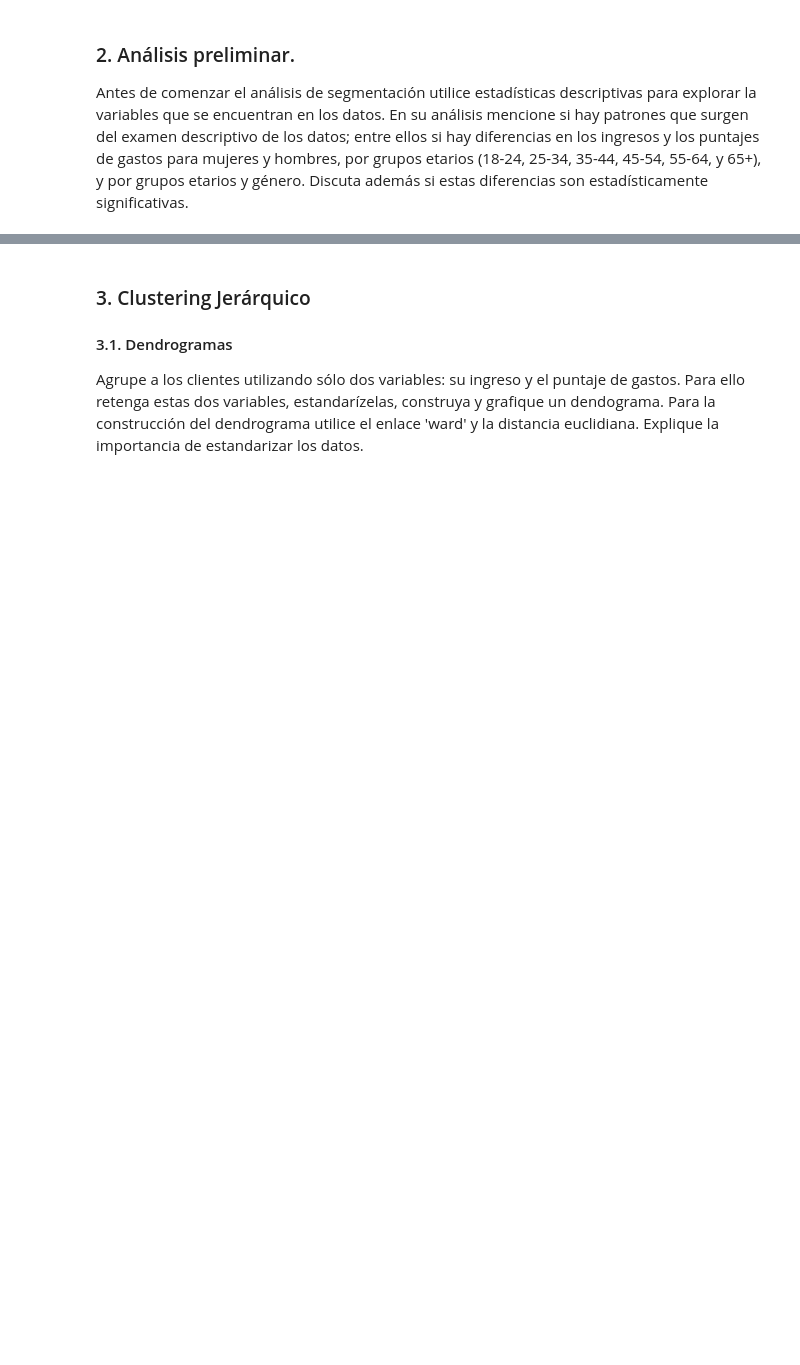
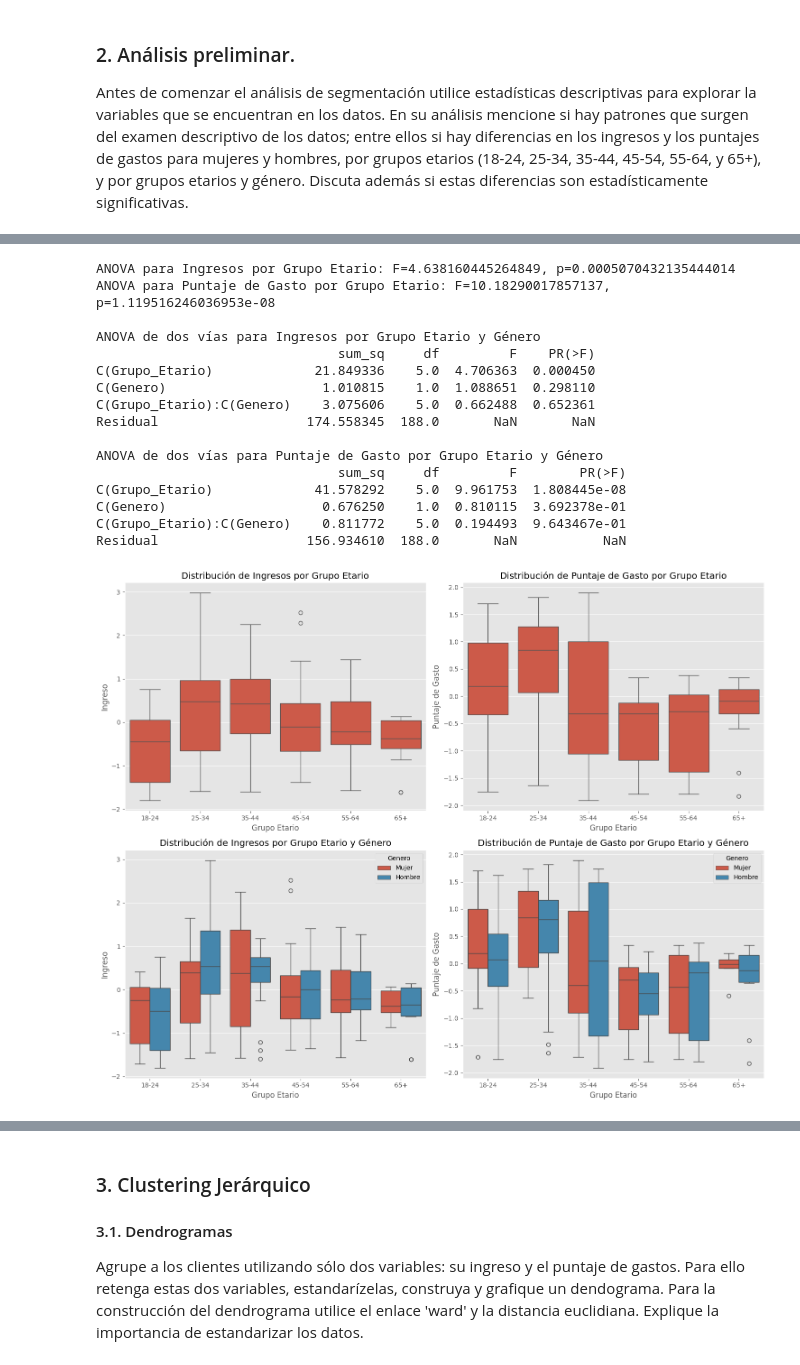
Before and after one commit to jetabaresj/MIAD_UL_2024, a Jupyter notebook: SEMANA 4/S4_LC_Taller_Jerarquico_DBSCAN.ipynb, the cells around one changed output, grey strips where cells are left out. Saved outputs shown, nothing was run; the diff lists cells and outputs as text; code cells hidden in the pictures; blank space fills up the shorter version.

```diff
--- a/SEMANA 4/S4_LC_Taller_Jerarquico_DBSCAN.ipynb
+++ b/SEMANA 4/S4_LC_Taller_Jerarquico_DBSCAN.ipynb
@@ -42,0 +126,80 @@ Antes de comenzar el análisis de segmentación utilice estadísticas descriptiv
+# %%
+# Definir grupos etarios
+bins = [18, 24, 34, 44, 54, 64, 100]
+labels = ['18-24', '25-34', '35-44', '45-54', '55-64', '65+']
+dataset['Grupo_Etario'] = pd.cut(dataset['Edad'], bins=bins, labels=labels, right=False)
+
+# ANOVA de una vía para Ingresos por Grupo Etario
+anova_ingreso_etario = stats.f_oneway(
+    *[dataset[dataset['Grupo_Etario'] == grupo]['Ingreso'] for grupo in labels]
+)
+print(f"ANOVA para Ingresos por Grupo Etario: F={anova_ingreso_etario.statistic}, p={anova_ingreso_etario.pvalue}")
+
+# ANOVA de una vía para Puntaje de Gasto por Grupo Etario
+anova_gasto_etario = stats.f_oneway(
+    *[dataset[dataset['Grupo_Etario'] == grupo]['Puntaje_Gasto'] for grupo in labels]
+)
+print(f"ANOVA para Puntaje de Gasto por Grupo Etario: F={anova_gasto_etario.statistic}, p={anova_gasto_etario.pvalue}")
+
+# ANOVA de dos vías para Ingresos por Grupo Etario y Género
+import statsmodels.api as sm
+from statsmodels.formula.api import ols
+
+# Modelo para Ingresos
+model_ingreso = ols('Ingreso ~ C(Grupo_Etario) + C(Genero) + C(Grupo_Etario):C(Genero)', data=dataset).fit()
+anova_ingreso = sm.stats.anova_lm(model_ingreso, typ=2)
+print("\nANOVA de dos vías para Ingresos por Grupo Etario y Género")
+print(anova_ingreso)
+
+# Modelo para Puntaje de Gasto
+model_gasto = ols('Puntaje_Gasto ~ C(Grupo_Etario) + C(Genero) + C(Grupo_Etario):C(Genero)', data=dataset).fit()
+anova_gasto = sm.stats.anova_lm(model_gasto, typ=2)
+print("\nANOVA de dos vías para Puntaje de Gasto por Grupo Etario y Género")
+print(anova_gasto)
+
+fig, axes = plt.subplots(2, 2, figsize=(15, 12))
+
+# Boxplot de Ingresos por Grupo Etario
+sns.boxplot(ax=axes[0,0], x='Grupo_Etario', y='Ingreso', data=dataset)
+axes[0,0].set_title('Distribución de Ingresos por Grupo Etario')
+axes[0,0].set_xlabel('Grupo Etario')
+axes[0,0].set_ylabel('Ingreso')
+
+# Boxplot de Puntaje de Gasto por Grupo Etario
+sns.boxplot(ax=axes[0,1], x='Grupo_Etario', y='Puntaje_Gasto', data=dataset)
+axes[0,1].set_title('Distribución de Puntaje de Gasto por Grupo Etario')
+axes[0,1].set_xlabel('Grupo Etario')
+axes[0,1].set_ylabel('Puntaje de Gasto')
+
+# Boxplot de Ingresos por Grupo Etario
+sns.boxplot(ax=axes[1,0], x='Grupo_Etario', y='Ingreso', hue='Genero', data=dataset)
+axes[1,0].set_title('Distribución de Ingresos por Grupo Etario y Género')
+axes[1,0].set_xlabel('Grupo Etario')
+axes[1,0].set_ylabel('Ingreso')
+
+# Boxplot de Puntaje de Gasto por Grupo Etario
+sns.boxplot(ax=axes[1,1], x='Grupo_Etario', y='Puntaje_Gasto', hue='Genero', data=dataset)
+axes[1,1].set_title('Distribución de Puntaje de Gasto por Grupo Etario y Género')
+axes[1,1].set_xlabel('Grupo Etario')
+axes[1,1].set_ylabel('Puntaje de Gasto')
+
+plt.tight_layout()
+plt.show()
+# %% [output]
+ANOVA para Ingresos por Grupo Etario: F=4.638160445264849, p=0.0005070432135444014
+ANOVA para Puntaje de Gasto por Grupo Etario: F=10.18290017857137, p=1.119516246036953e-08
+
+ANOVA de dos vías para Ingresos por Grupo Etario y Género
+                               sum_sq     df         F    PR(>F)
+C(Grupo_Etario)             21.849336    5.0  4.706363  0.000450
+C(Genero)                    1.010815    1.0  1.088651  0.298110
+C(Grupo_Etario):C(Genero)    3.075606    5.0  0.662488  0.652361
+Residual                   174.558345  188.0       NaN       NaN
+
+ANOVA de dos vías para Puntaje de Gasto por Grupo Etario y Género
+                               sum_sq     df         F        PR(>F)
+C(Grupo_Etario)             41.578292    5.0  9.961753  1.808445e-08
+C(Genero)                    0.676250    1.0  0.810115  3.692378e-01
+C(Grupo_Etario):C(Genero)    0.811772    5.0  0.194493  9.643467e-01
+Residual                   156.934610  188.0       NaN           NaN
+[figure, added]
```
Also changed, not shown: parts of 35 cells of this notebook.
